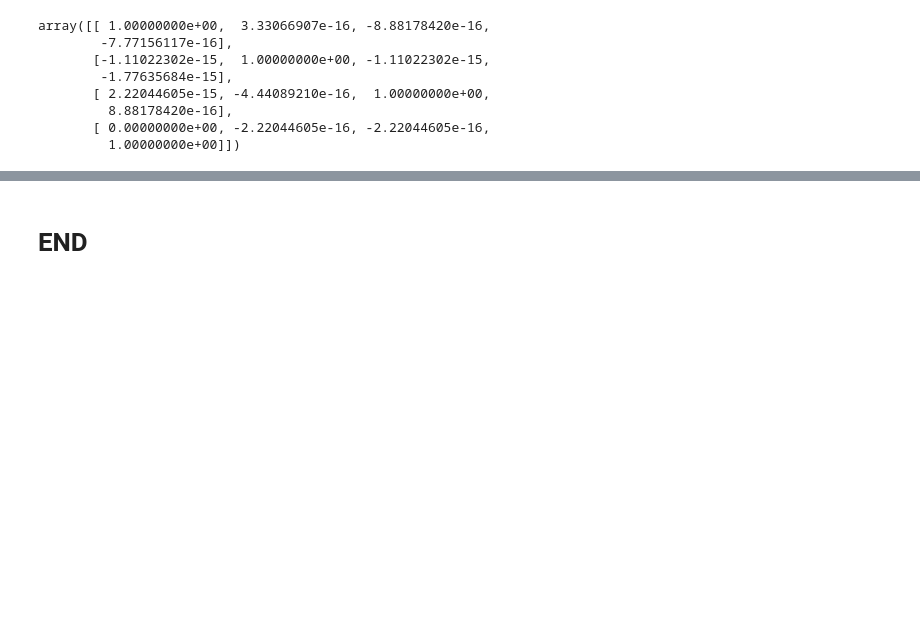
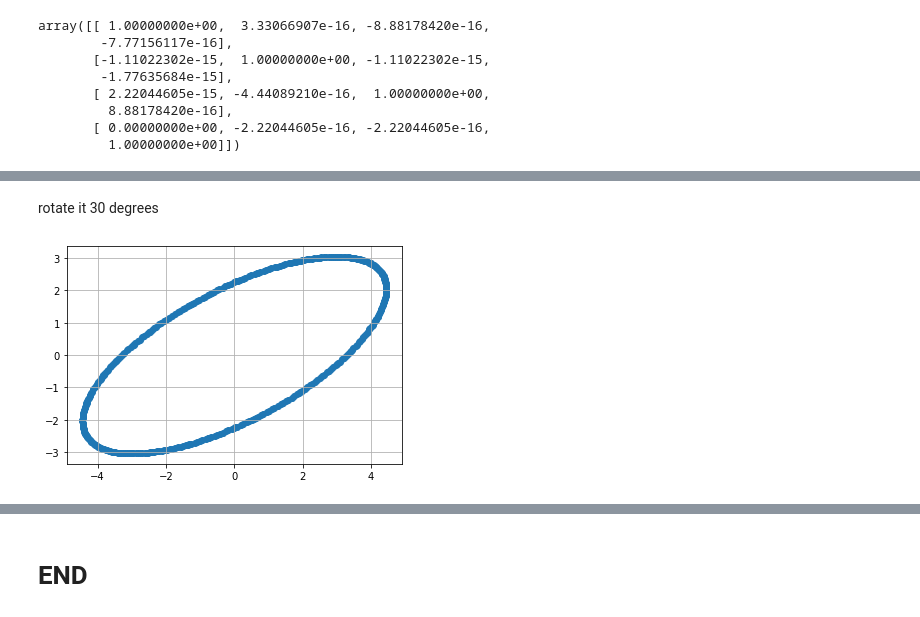
Before and after one commit to yongduek/ieml, a Jupyter notebook: notebooks/matrix-vector-ops-numpy.ipynb, the cells around one changed output, grey strips where cells are left out. Drawn from its saved outputs; the diff is of its cells as text; code cells hidden in the pictures; blank space fills up the shorter version.

```diff
--- a/notebooks/matrix-vector-ops-numpy.ipynb
+++ b/notebooks/matrix-vector-ops-numpy.ipynb
@@ -368,0 +426,10 @@ array([[ 1.00000000e+00,  3.33066907e-16, -8.88178420e-16,
+# %% [markdown]
+rotate it 30 degrees
+# %%
+r = np.deg2rad(30)
+R = np.array([ [np.cos(r), -np.sin(r)], [np.sin(r), np.cos(r)] ])
+Y = R @ X
+plt.scatter(Y[0], Y[1])
+plt.grid(True)
+# %% [output]
+[figure, added]
```
Also changed, not shown: parts of 49 cells of this notebook, 1 other file.
